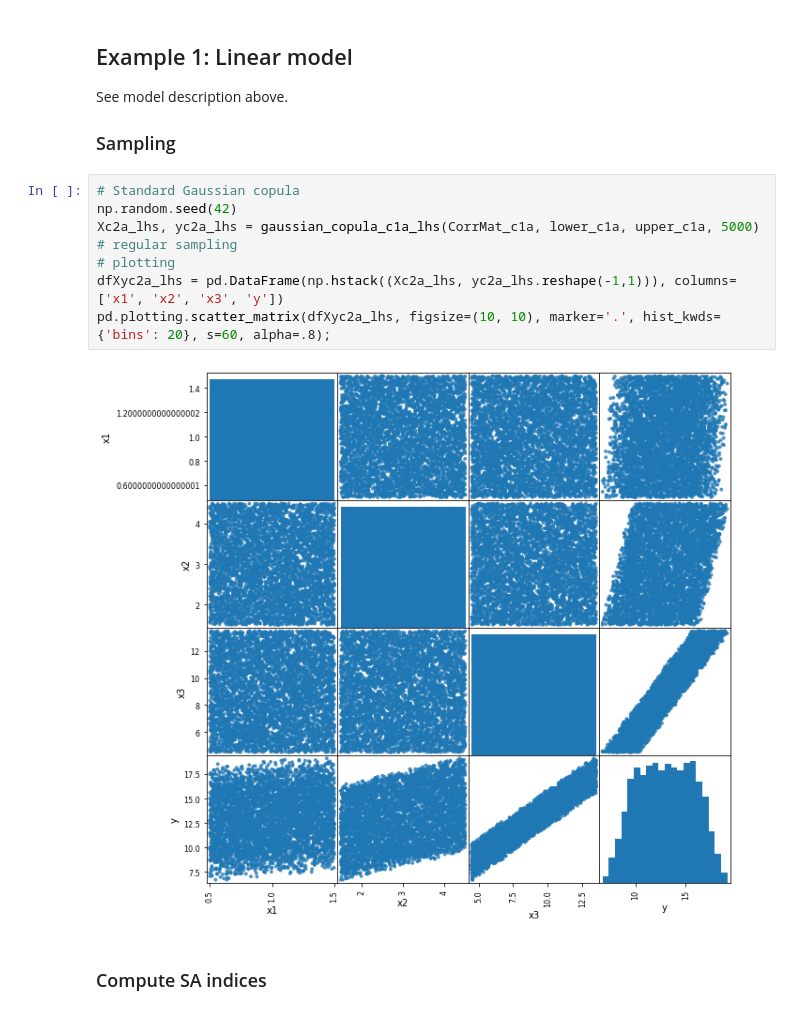
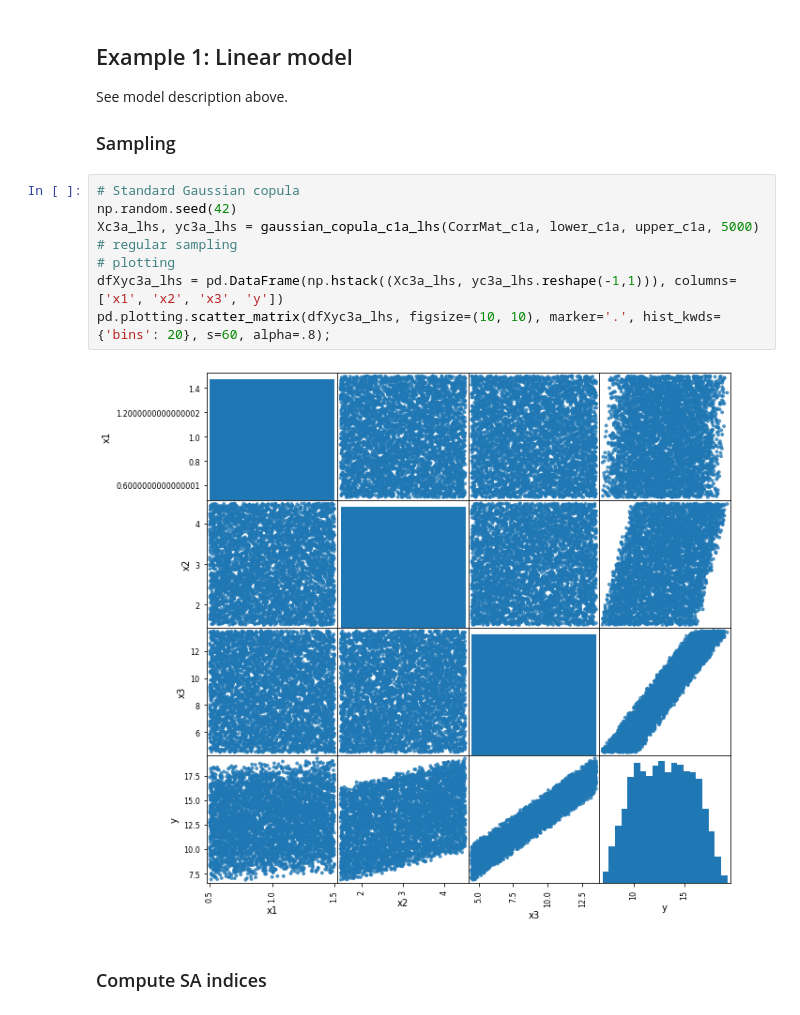
Before and after one commit to SebastianGlavind/PhD-study, a Jupyter notebook: Sensitivity-analysis/SA_varianceBased_independentInputs.ipynb, the cells around one changed output. Cells and saved outputs as stored; diff of their text form.

```diff
--- a/Sensitivity-analysis/SA_varianceBased_independentInputs.ipynb
+++ b/Sensitivity-analysis/SA_varianceBased_independentInputs.ipynb
@@ -263,12 +431,12 @@ See model description above.
 # %%
 # Standard Gaussian copula
 np.random.seed(42)
-Xc2a_lhs, yc2a_lhs = gaussian_copula_c1a_lhs(CorrMat_c1a, lower_c1a, upper_c1a, 5000) # regular sampling
+Xc3a_lhs, yc3a_lhs = gaussian_copula_c1a_lhs(CorrMat_c1a, lower_c1a, upper_c1a, 5000) # regular sampling
 # plotting
-dfXyc2a_lhs = pd.DataFrame(np.hstack((Xc2a_lhs, yc2a_lhs.reshape(-1,1))), columns=['x1', 'x2', 'x3', 'y'])
-pd.plotting.scatter_matrix(dfXyc2a_lhs, figsize=(10, 10), marker='.', hist_kwds={'bins': 20}, s=60, alpha=.8);
+dfXyc3a_lhs = pd.DataFrame(np.hstack((Xc3a_lhs, yc3a_lhs.reshape(-1,1))), columns=['x1', 'x2', 'x3', 'y'])
+pd.plotting.scatter_matrix(dfXyc3a_lhs, figsize=(10, 10), marker='.', hist_kwds={'bins': 20}, s=60, alpha=.8);
 # %% [output]
-[figure, old version]
+[figure, new version]
 # %% [markdown]
 ### Compute SA indices
 # %%
```
Also changed, not shown: parts of 36 cells of this notebook, 1 other file.
